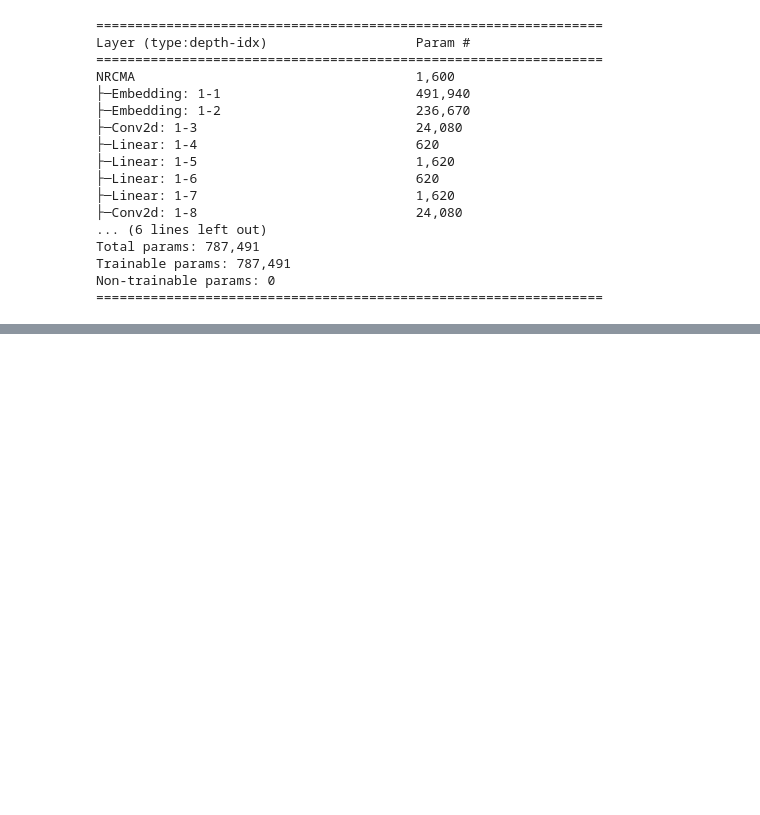
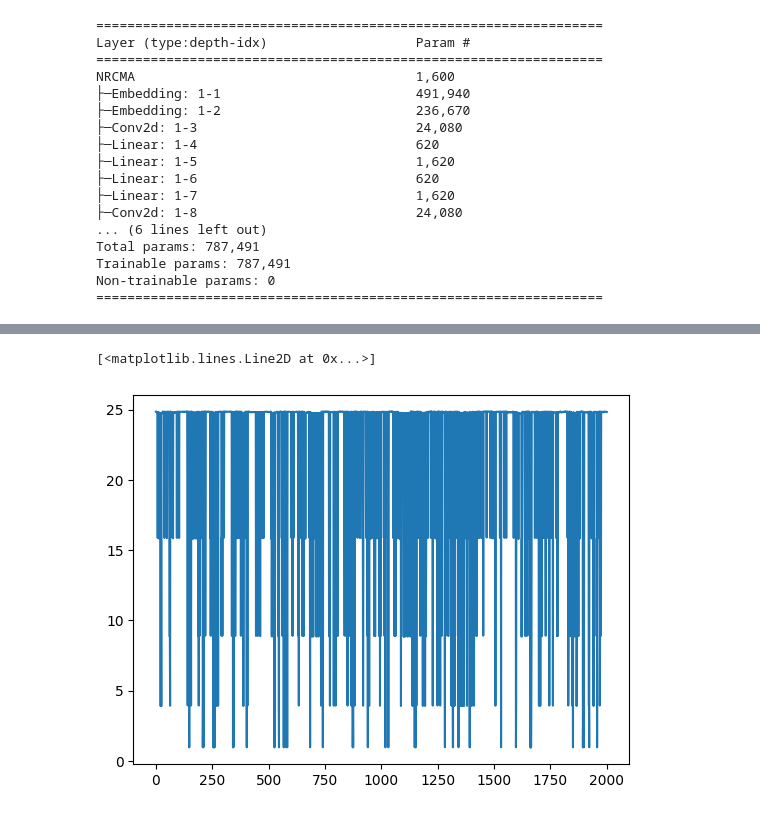
Before and after one commit to vivek-rd/deep-rec-sys-amazon-reviews, a Jupyter notebook: modeling/NRCMA.ipynb, the cells around one changed output, grey strips where cells are left out. Cells and saved outputs as stored; diff of their text form; code cells hidden in the pictures; blank space fills up the shorter version.

Commit message:
NRCMA; changing batch_size from 1 to n in next commit

```diff
--- a/modeling/NRCMA.ipynb
+++ b/modeling/NRCMA.ipynb
@@ -65,4 +67,6 @@ filtered_df['text'] = filtered_df['text'].apply(
 # %% [output]
 CPU times: user 1.01 s, sys: 215 ms, total: 1.23 s
 Wall time: 1.3 s
+# %%
+filtered_df['rating'] = (filtered_df['rating'] - filtered_df['rating'].min()) / (filtered_df['rating'].max() - filtered_df['rating'].min())
 # %%
@@ -200,7 +209,7 @@ class NRCMA(nn.Module):
         o = torch.cat((d_u, d_i), dim=1)
 
         # factorization machine
-        prediction = self.fm_linear(o).item() + (o @ torch.triu(self.v @ self.v.T, diagonal=1) @ o.T).item()
+        prediction = self.fm_linear(o) + (o @ torch.triu(self.v @ self.v.T, diagonal=1) @ o.T)
         return prediction
 
     def process_single_tower(self, input_matrix, embedding, tower):
@@ -223,7 +232,6 @@ class NRCMA(nn.Module):
         beta_k = F.relu(word_level_matrix(embedding))
 
         intermediate_output_1 = word_harmony_matrix(review_features.squeeze().transpose(-1, -2)).transpose(-1, -2) # not sure if this step is correct; need to check this
-        print(beta_k.shape, intermediate_output_1.shape)
         b_c = beta_k @ intermediate_output_1
         alpha_c = nn.Softmax(dim=2)(b_c)
 
@@ -231,11 +239,9 @@ class NRCMA(nn.Module):
 
         beta_u = F.relu(review_level_matrix(embedding))
         intermediate_output_2 = review_harmony_matrix(d_uk.squeeze())
-        print(beta_u.shape, intermediate_output_2.shape)
         b_k = beta_u @ intermediate_output_2.T
 
         alpha_k = nn.Softmax(dim=1)(b_k)
-        print(alpha_k.shape, d_uk.shape)
         d_u = alpha_k @ d_uk.squeeze()
 
         return d_u
@@ -291,0 +301,35 @@ torch.Size([1, 10]) torch.Size([10, 80, 1])
+# %%
+args = {
+    "lr":0.001,
+    "dropout":0.3,
+    "epochs":1,}
+
+optimizer = optim.Adam(model.parameters(), lr=args["lr"])
+model = NRCMA(num_users=16398,
+             num_products=7889,
+             num_conv_filters=80,
+             word_embed_dim=300,
+             id_embed_dim=30,
+             attention_vector_dim=20,
+             feature_vector_dim=10)
+
+loss_fn = nn.MSELoss()
+# %%
+%%time
+total_loss = []
+
+for epoch in range(args['epochs']):
+    for i, sample in enumerate(recsys_dataset):
+        if i > 1000:
+            break
+        optimizer.zero_grad(set_to_none=True)
+        user_tower_input, item_tower_input, true_rating, user_id, asin = sample
+        predicted_rating = model(user_tower_input,
+                                  item_tower_input,
+                                  torch.tensor([user_id], dtype=torch.int),
+                                  torch.tensor([asin], dtype=torch.int))
+        loss = loss_fn(predicted_rating, torch.tensor([[true_rating]], dtype=torch.float))
+
+        loss.backward()
+        optimizer.step()
+        total_loss.append(loss.item())
@@ -291,0 +339,5 @@ torch.Size([1, 10]) torch.Size([10, 80, 1])
+# %%
+plt.plot(list(range(2001)), total_loss)
+# %% [output]
+[<matplotlib.lines.Line2D at 0x...>]
+[figure, added]
```
Also changed, not shown: parts of 12 cells of this notebook.
